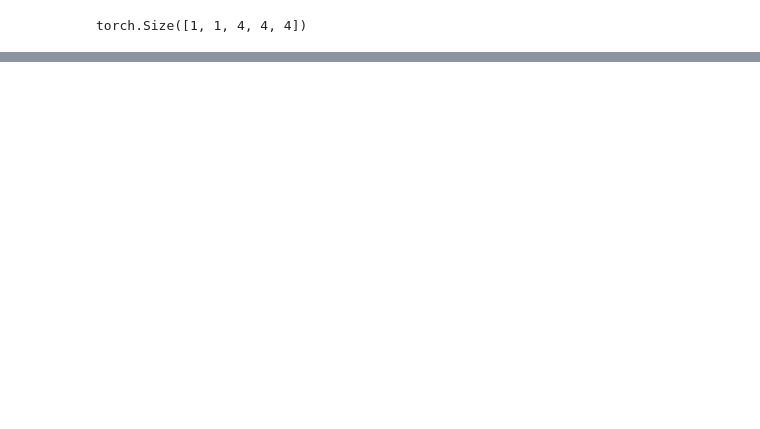
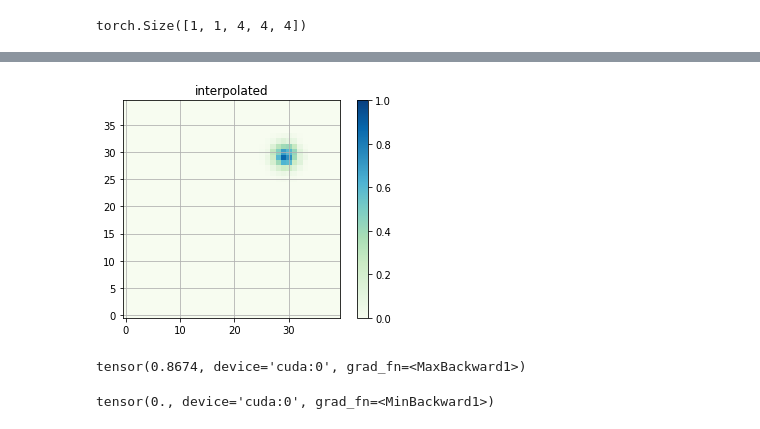
Before and after one commit to inoue0406/local_transformation_model, a Jupyter notebook: notebook/test_rev_trilinear.ipynb, the cells around one changed output, grey strips where cells are left out. Saved outputs shown, nothing was run; the diff lists cells and outputs as text; code cells hidden in the pictures; blank space fills up the shorter version.

```diff
--- a/notebook/test_rev_trilinear.ipynb
+++ b/notebook/test_rev_trilinear.ipynb
@@ -57,0 +150,3 @@ torch.Size([1, 1, 4, 4, 4])
+# %%
+# apply interpolation
+Rgrd = RevTrilinear.apply(XYZ_scl, R, 40)
@@ -57,0 +157,21 @@ torch.Size([1, 1, 4, 4, 4])
+# %%
+# plot a 2-d field
+def plot_field(X,title,vmin=0,vmax=1):
+    plt.imshow(X,vmin=vmin,vmax=vmax,cmap="GnBu",origin='lower')
+    plt.colorbar()
+    plt.grid()
+    plt.title(title)
+    plt.show()
+# %%
+# plot on a grid
+plot_field(Rgrd[0,0,:,:,19].detach().cpu().numpy(),"interpolated")
+# %% [output]
+[figure, added]
+# %%
+torch.max(Rgrd)
+# %% [output]
+tensor(0.8674, device='cuda:0', grad_fn=<MaxBackward1>)
+# %%
+torch.min(Rgrd)
+# %% [output]
+tensor(0., device='cuda:0', grad_fn=<MinBackward1>)
```
Also changed, not shown: parts of 14 cells of this notebook, 13 other files.
